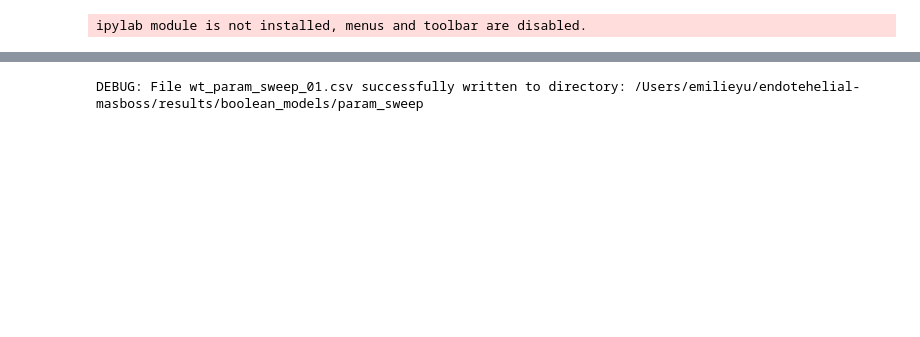
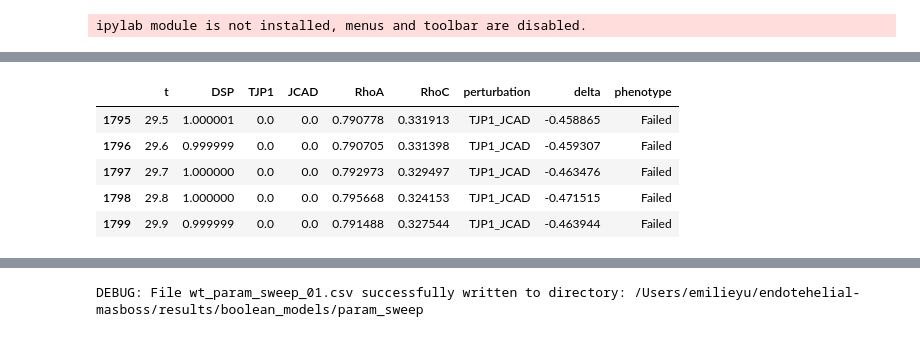
Before and after one commit to emilieyuu/endotehelial-masboss, a Jupyter notebook: notebooks/04_refactor_explore.ipynb, the cells around one changed output, grey strips where cells are left out. Saved outputs shown, nothing was run; the diff lists cells and outputs as text; code cells hidden in the pictures; blank space fills up the shorter version.

```diff
--- a/notebooks/04_refactor_explore.ipynb
+++ b/notebooks/04_refactor_explore.ipynb
@@ -18,0 +40,9 @@ from boolean_models.analysis import (
+# %%
+perb_df.tail(5)
+# %% [output]
+|  | t | DSP | TJP1 | JCAD | RhoA | RhoC | perturbation | delta | phenotype |
+| 1795 | 29.5 | 1.000001 | 0.0 | 0.0 | 0.790778 | 0.331913 | TJP1_JCAD | -0.458865 | Failed |
+| 1796 | 29.6 | 0.999999 | 0.0 | 0.0 | 0.790705 | 0.331398 | TJP1_JCAD | -0.459307 | Failed |
+| 1797 | 29.7 | 1.000000 | 0.0 | 0.0 | 0.792973 | 0.329497 | TJP1_JCAD | -0.463476 | Failed |
+| 1798 | 29.8 | 1.000000 | 0.0 | 0.0 | 0.795668 | 0.324153 | TJP1_JCAD | -0.471515 | Failed |
+| 1799 | 29.9 | 0.999999 | 0.0 | 0.0 | 0.791488 | 0.327544 | TJP1_JCAD | -0.463944 | Failed |
```
Also changed, not shown: parts of 10 cells of this notebook, 8 other files.
